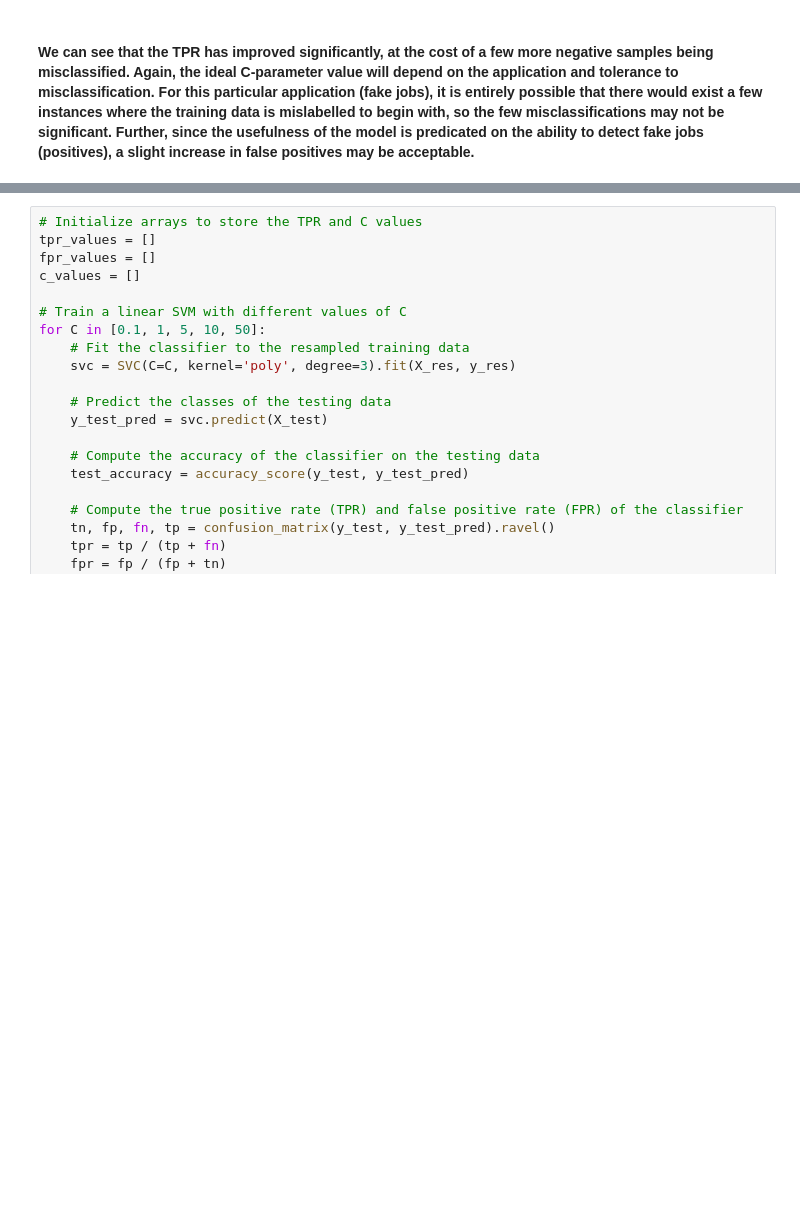
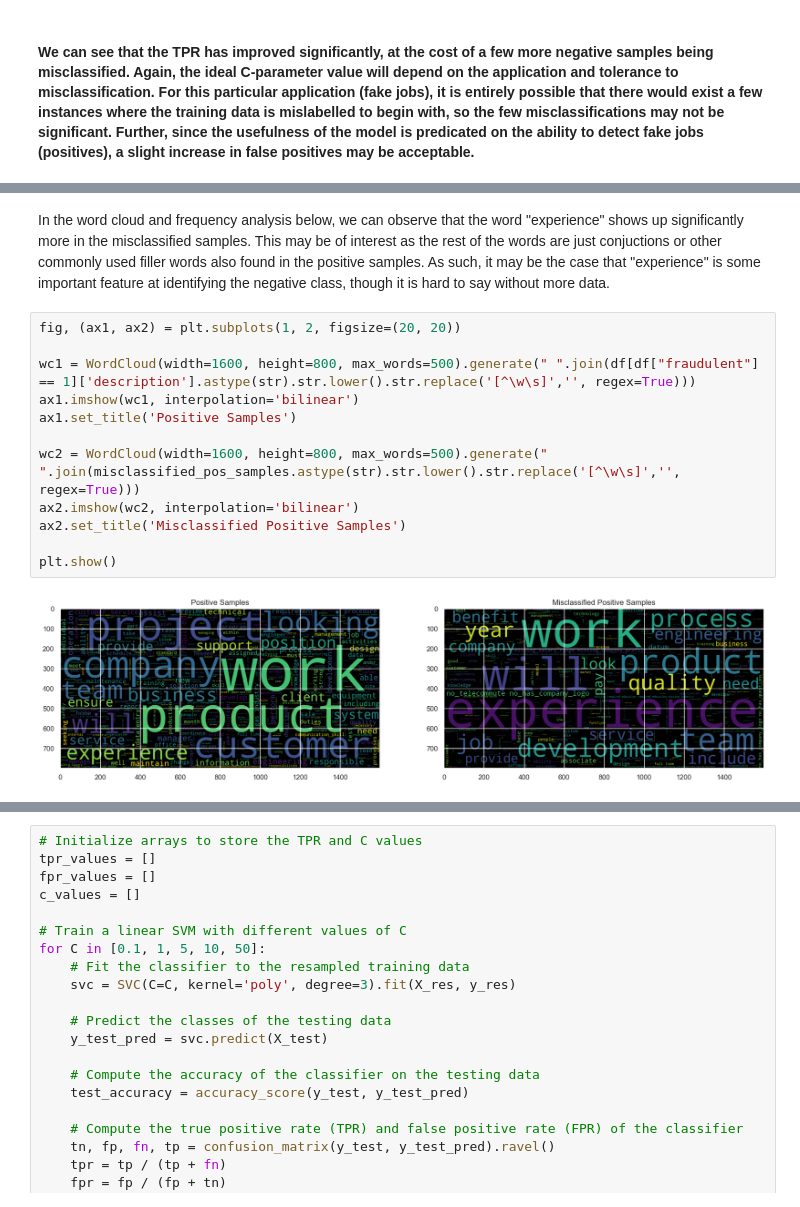
Before and after one commit to edward62740/sc1015-project, a Jupyter notebook: Support Vector Machine.ipynb, the cells around one changed output, grey strips where cells are left out. Saved outputs shown, nothing was run; the diff lists cells and outputs as text; blank space fills up the shorter version.

```diff
--- a/Support Vector Machine.ipynb
+++ b/Support Vector Machine.ipynb
@@ -346,0 +387,17 @@ weighted avg       0.99      0.99      0.99      3576
+# %% [markdown]
+In the word cloud and frequency analysis below, we can observe that the word "experience" shows up significantly more in the misclassified samples. This may be of interest as the rest of the words are just conjuctions or other commonly used filler words also found in the positive samples.
+As such, it may be the case that "experience" is some important feature at identifying the negative class, though it is hard to say without more data.
+# %%
+fig, (ax1, ax2) = plt.subplots(1, 2, figsize=(20, 20))
+
+wc1 = WordCloud(width=1600, height=800, max_words=500).generate(" ".join(df[df["fraudulent"] == 1]['description'].astype(str).str.lower().str.replace('[^\w\s]','', regex=True)))
+ax1.imshow(wc1, interpolation='bilinear')
+ax1.set_title('Positive Samples')
+
+wc2 = WordCloud(width=1600, height=800, max_words=500).generate(" ".join(misclassified_pos_samples.astype(str).str.lower().str.replace('[^\w\s]','', regex=True)))
+ax2.imshow(wc2, interpolation='bilinear')
+ax2.set_title('Misclassified Positive Samples')
+
+plt.show()
+# %% [output]
+[figure, added]
```
Also changed, not shown: parts of 13 cells of this notebook, 2 other files.
